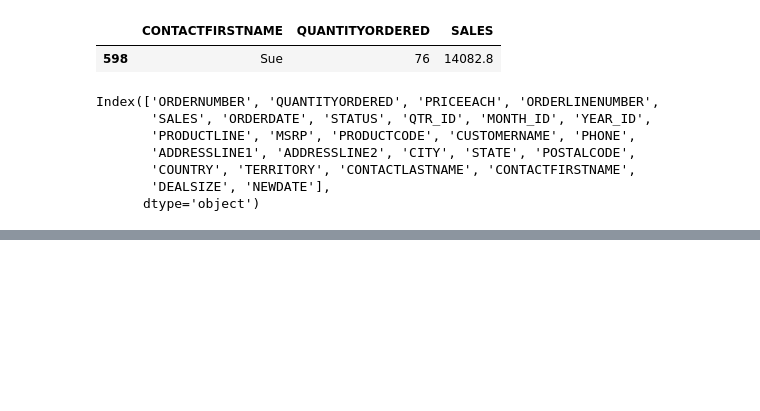
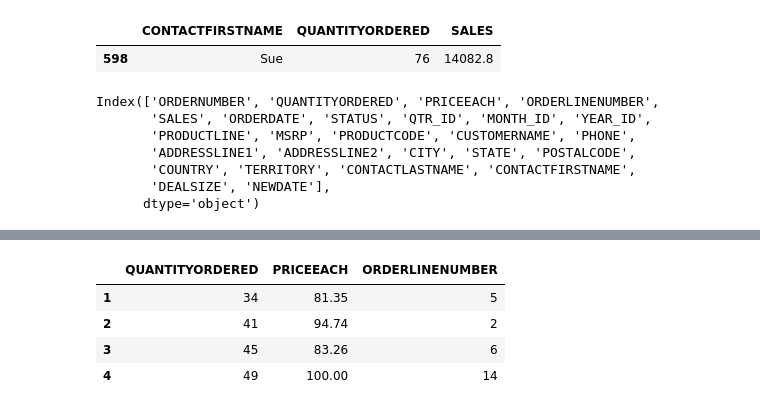
Before and after one commit to manojpraba/PANDAS_PRACTICE, a Jupyter notebook: testpandas/salesdataset/salesanalysis.ipynb, the cells around one changed output, grey strips where cells are left out. Cells and saved outputs as stored; diff of their text form; code cells hidden in the pictures; blank space fills up the shorter version.

```diff
--- a/testpandas/salesdataset/salesanalysis.ipynb
+++ b/testpandas/salesdataset/salesanalysis.ipynb
@@ -154,0 +177,8 @@ Index(['ORDERNUMBER', 'QUANTITYORDERED', 'PRICEEACH', 'ORDERLINENUMBER',
+# %%
+df.iloc[1:5,1:4]
+# %% [output]
+|  | QUANTITYORDERED | PRICEEACH | ORDERLINENUMBER |
+| 1 | 34 | 81.35 | 5 |
+| 2 | 41 | 94.74 | 2 |
+| 3 | 45 | 83.26 | 6 |
+| 4 | 49 | 100.00 | 14 |
```
Also changed, not shown: parts of 2 cells of this notebook.
